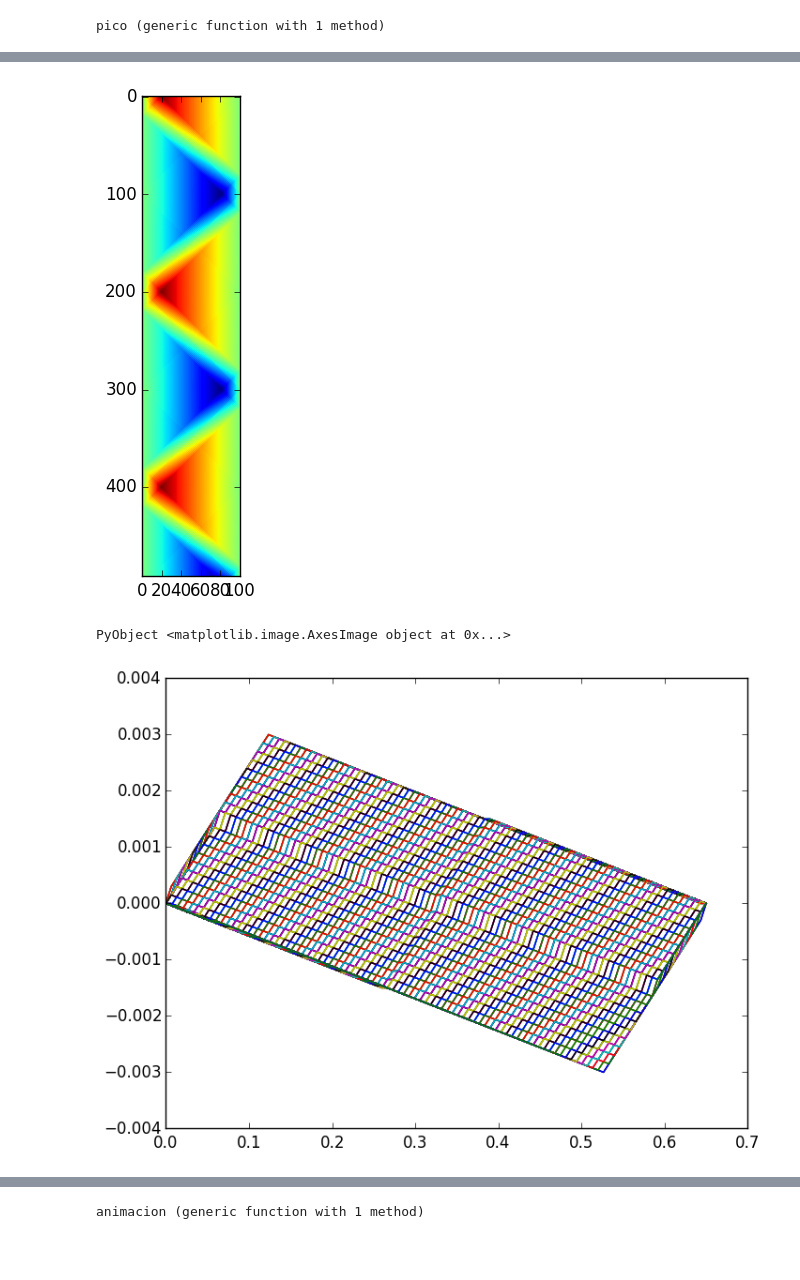
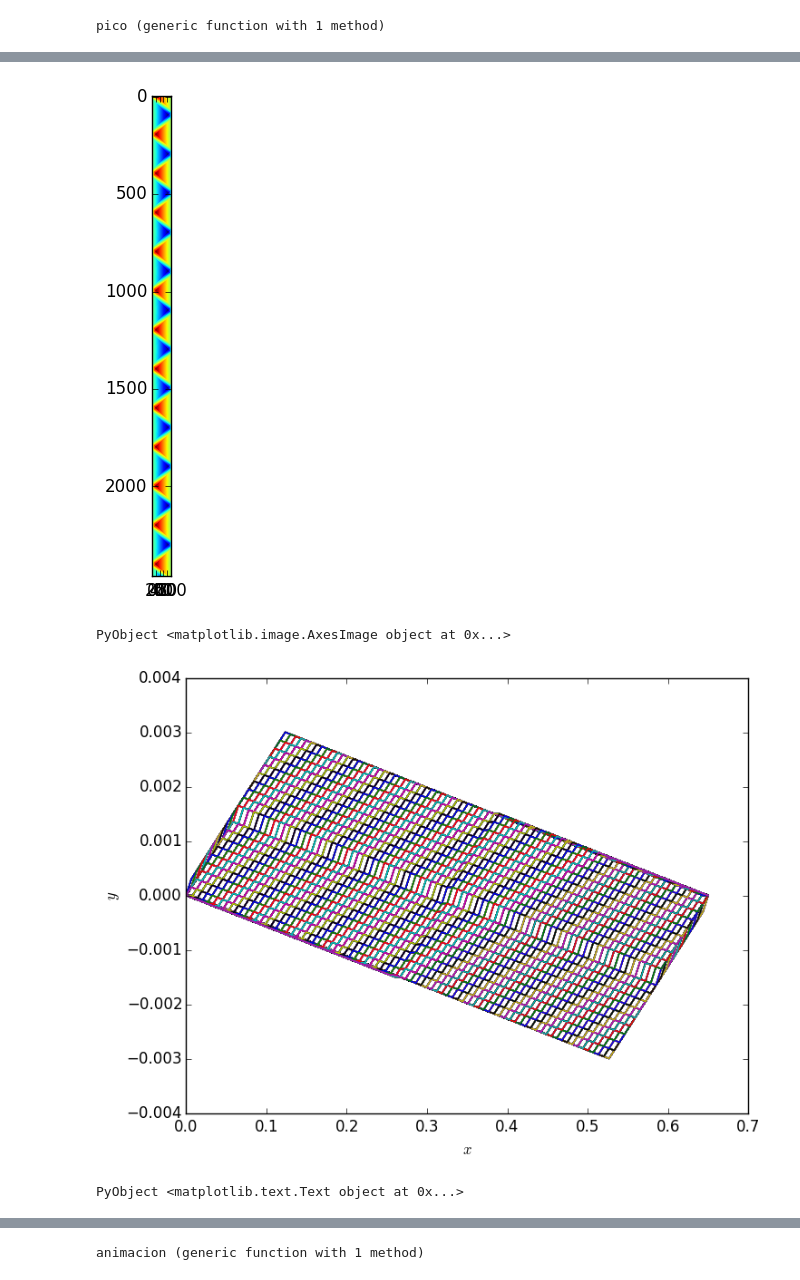
Before and after one commit to Ceboc/Cuerda, a Jupyter notebook: Proyecto.ipynb, the cells around one changed output, grey strips where cells are left out. Cells and saved outputs as stored; diff of their text form; code cells hidden in the pictures; blank space fills up the shorter version.

```diff
--- a/Proyecto.ipynb
+++ b/Proyecto.ipynb
@@ -77,7 +78,7 @@ T = 149;  #Tensión
 μ = 0.001455078125;  #Densidad lineal (Para cuerda "Si" de la guitarra)
 Δt=Δx/sqrt(T/μ); #Paso en t, considerando la velocidad de propagación en la cuerda
 parte = Δx/L;    #fracción del paso que representa Δx respecto de L, lo uso para un programa
-N = int(0.01/Δt);        #Pasos en el tiempo para 1 segundo
+N = int(0.05/Δt);        #Pasos en el tiempo para 0.05 segundo
 AM = 0.003;      #Amplitud de la perturbación
 β = 1/5;         #Se le golpea a 1/5 de la longitud total
 #Perturbación gaussiana
@@ -140,0 +137,13 @@ init (generic function with 1 method)
+# %%
+tiempos = [0:(Δt):(N*Δt)];
+presiongau = fuerzasgauss[:,2];
+tamaño = length(fuerzasgauss);
+PRESIONESGAUFOU = fft(fuerzasgauss[:,2]);
+largogau = int(length(PRESIONESGAUFOU)/2)
+Densigau = PRESIONESGAUFOU.*conj(PRESIONESGAUFOU)/tamaño;
+frec = (1/Δt)/tamaño * [0:largogau];
+# %%
+transgau = real(frec), real(Densigau[1:(largogau+1)])
+plot(transgau[1],transgau[2])
+xlabel(L"\nu")
+ylabel(L"Amplitud")
@@ -140,0 +153,6 @@ init (generic function with 1 method)
+# %%
+xprecision = 5
+yprecision = 5
+x = round(transgau[1],xprecision)
+y = round(transgau[2],yprecision)
+writedlm("sonidosgauss.txt", [x y], '\t')
@@ -191,11 +230,14 @@ SEGUNDAH = transpose(SEGUNDA);
 # %%
 imshow(SEGUNDA)
 # %% [output]
-[figure, old version]
+[figure, new version]
 PyObject <matplotlib.image.AxesImage object at 0x...>
 # %%
 for i in 1:length(vcat(SEGUNDA[:,1]...))
     plot(X1,vcat(SEGUNDA[i,:]...))
 end
+xlabel(L"x")
+ylabel(L"y")
 # %% [output]
-[figure, old version]
+[figure, new version]
+PyObject <matplotlib.text.Text object at 0x...>
```
Also changed, not shown: parts of 42 cells of this notebook.
